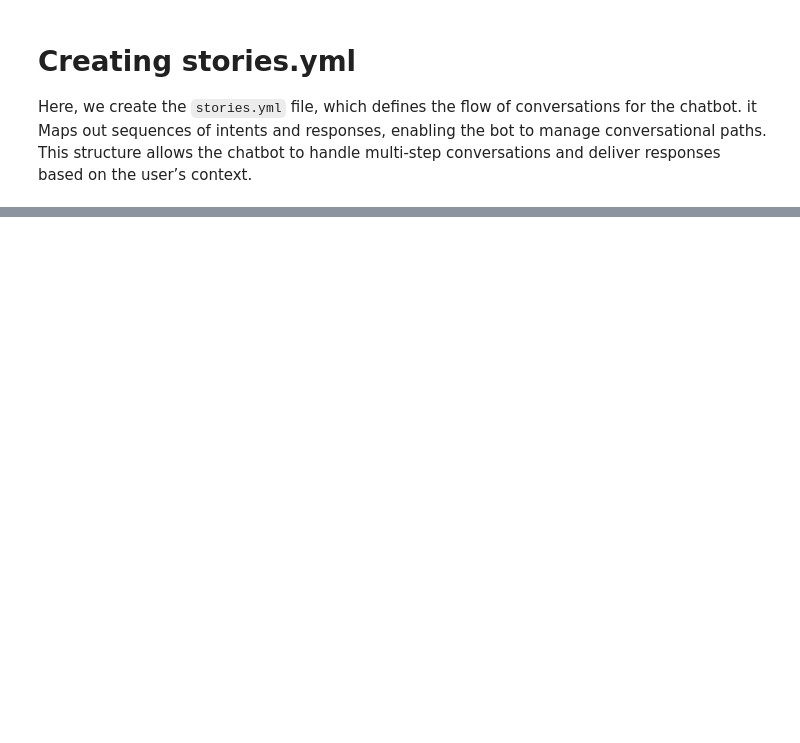
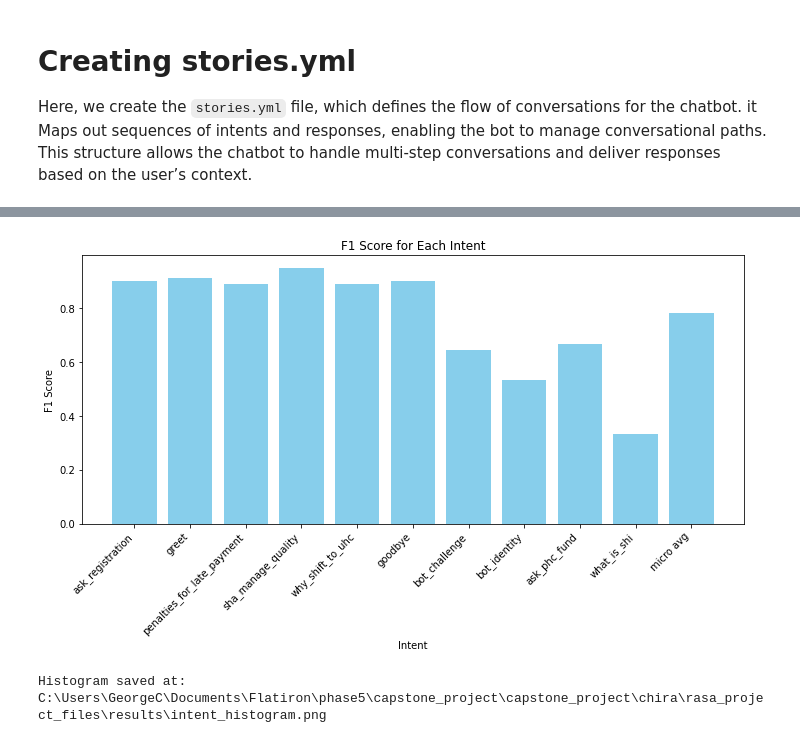
Before and after one commit to George-Chira/capstone_project, a Jupyter notebook: notebooks/Chira.ipynb, the cells around one changed output, grey strips where cells are left out. Cells and saved outputs as stored; diff of their text form; code cells hidden in the pictures; blank space fills up the shorter version.

Commit message:
Revised model, training files, and updated Chira notebook

```diff
--- a/notebooks/Chira.ipynb
+++ b/notebooks/Chira.ipynb
@@ -673,14 +571,0 @@ Intent Classification Metrics:
-# %%
-import matplotlib.pyplot as plt
-import matplotlib.image as mpimg
-
-# Define paths to images in your Google Drive results folder
-histogram_path = "/content/drive/MyDrive/ML_Projects/capstone_project/chira/rasa_project_files/results/intent_histogram.png"
-
-# Display Intent Prediction Confidence Histogram
-img_hist = mpimg.imread(histogram_path)
-plt.figure(figsize=(10, 8))
-plt.imshow(img_hist)
-plt.axis('off')  # Hide axes for better visualization
-plt.title("Intent Prediction Confidence Distribution")
-plt.show()
@@ -697,0 +771,47 @@ fatal: not a git repository (or any of the parent directories): .git
+# %%
+import json
+import matplotlib.pyplot as plt
+
+# Load the intent report
+report_path = r"C:\Users\GeorgeC\Documents\Flatiron\phase5\capstone_project\capstone_project\chira\rasa_project_files\results\intent_report.json"
+
+try:
+    with open(report_path, "r") as f:
+        report = json.load(f)
+
+    # Extract intent names and F1 scores
+    intents = []
+    f1_scores = []
+
+    for intent, metrics in report.items():
+        if intent not in ['accuracy', 'macro avg', 'weighted avg']:  # Skip summary metrics
+            intents.append(intent)
+            f1_scores.append(float(metrics['f1-score']))
+
+    # Plot histogram
+    plt.figure(figsize=(10, 6))
+    plt.bar(intents, f1_scores, color='skyblue')
+    plt.xlabel('Intent')
+    plt.ylabel('F1 Score')
+    plt.title('F1 Score for Each Intent')
+    plt.xticks(rotation=45, ha='right')
+    plt.tight_layout()
+
+    # Save the histogram
+    histogram_path = r"C:\Users\GeorgeC\Documents\Flatiron\phase5\capstone_project\capstone_project\chira\rasa_project_files\results\intent_histogram.png"
+    plt.savefig(histogram_path)
+
+    # Display in notebook
+    plt.show()
+
+    print(f"Histogram saved at: {histogram_path}")
+
+except FileNotFoundError:
+    print(f"File not found: {report_path}")
+except json.JSONDecodeError:
+    print(f"Error decoding JSON from: {report_path}")
+except Exception as e:
+    print(f"An unexpected error occurred: {str(e)}")
+# %% [output]
+[figure, added]
+Histogram saved at: C:\Users\GeorgeC\Documents\Flatiron\phase5\capstone_project\capstone_project\chira\rasa_project_files\results\intent_histogram.png
```
Also changed, not shown: parts of 26 cells of this notebook, 21 other files.
